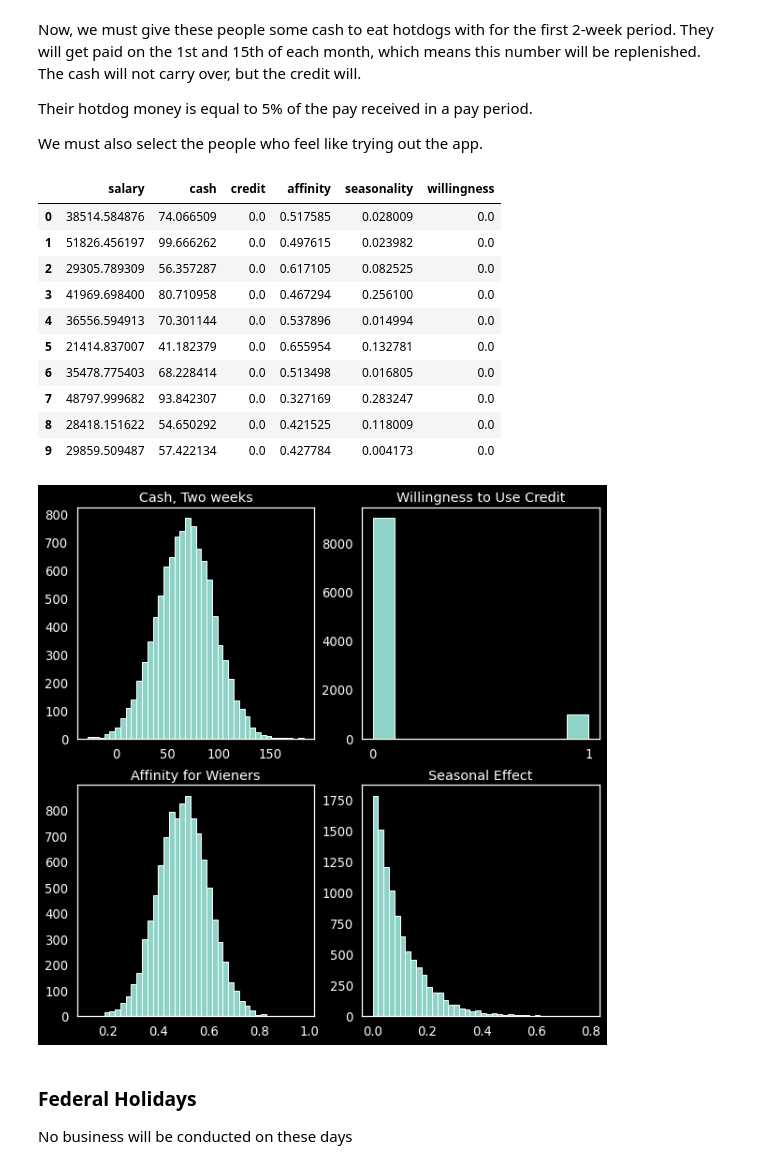
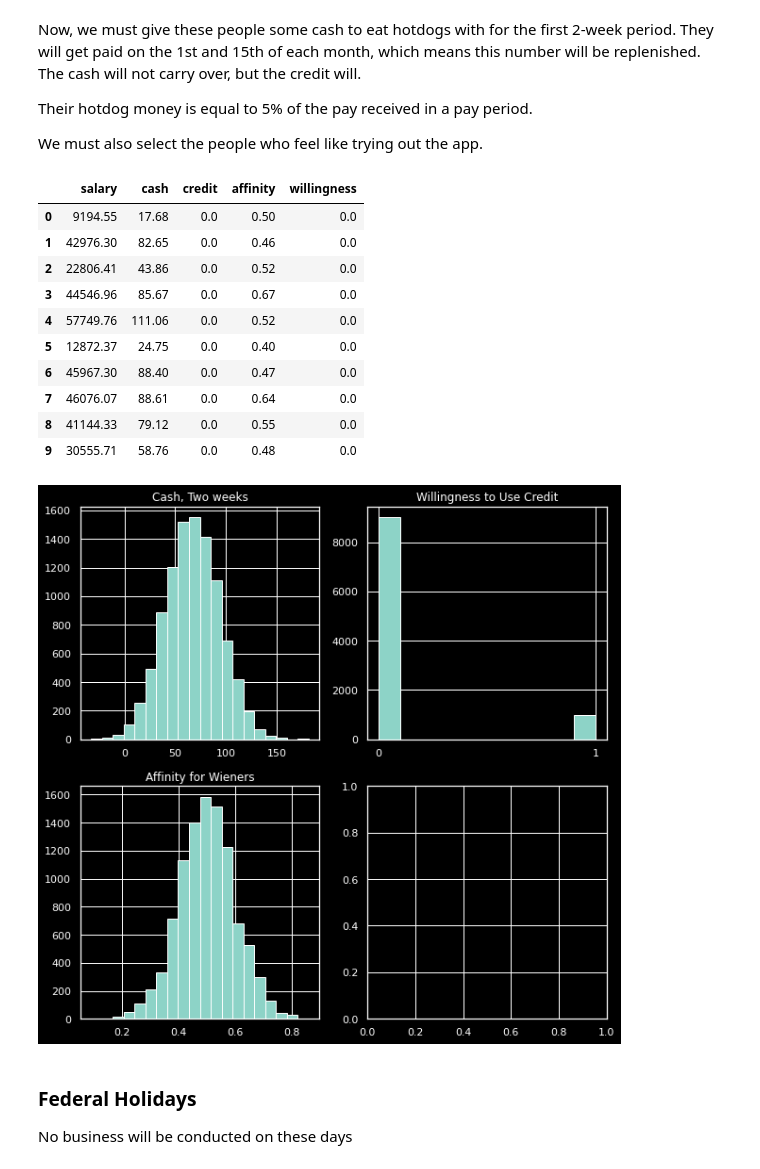
Before and after one commit to SamReeves/604, a Jupyter notebook: w7/project/simulation.ipynb, the cells around one changed output. Drawn from its saved outputs; the diff is of its cells as text; code cells hidden in the pictures.

```diff
--- a/w7/project/simulation.ipynb
+++ b/w7/project/simulation.ipynb
@@ -8,7 +8,9 @@ from modsim import *
 import pandas as pd
 from datetime import date, timedelta
 from scipy import stats
+import seaborn as sns
 
+sns.set()
 plt.style.use('dark_background')
 # %% [markdown]
 ### Generate 10k Customers
@@ -57,17 +50,14 @@ def generate_customer() -> tuple:
     # Affinity for the wieners normally distributed around 1/2
     affinity = np.random.normal(loc = 0.5, scale = 0.1)
 
-    # Seasonal willingness to go outside, exponential, lambda = 10
-    seasonality = np.random.exponential(scale=0.1)
-
     cash = 0
     credit = 0
     willingness = 0
 
-    return (salary, cash, credit, affinity, seasonality, willingness)
+    return (salary, cash, credit, affinity, willingness)
 
 customers = pd.DataFrame(columns=['salary', 'cash', 'credit',
-                                  'affinity', 'seasonality', 'willingness'])
+                                  'affinity', 'willingness'])
 
 for i in range(10000):
     customers.loc[i] = generate_customer()
@@ -79,39 +69,39 @@ Their hotdog money is equal to 5% of the pay received in a pay period.
 We must also select the people who feel like trying out the app.
 # %%
 customers.cash = 0.05 * customers.salary / 26
-willing = customers.sample(frac = 0.1)
-willing.willingness = 1
-customers.update(willing)
+users = customers.sample(frac = 0.1)
+users.willingness = 1
+customers.update(users)
+
+customers = customers.round(decimals=2)
 customers.head(10)
 # %% [output]
-|  | salary | cash | credit | affinity | seasonality | willingness |
-| 0 | 38514.584876 | 74.066509 | 0.0 | 0.517585 | 0.028009 | 0.0 |
-| 1 | 51826.456197 | 99.666262 | 0.0 | 0.497615 | 0.023982 | 0.0 |
-| 2 | 29305.789309 | 56.357287 | 0.0 | 0.617105 | 0.082525 | 0.0 |
-| 3 | 41969.698400 | 80.710958 | 0.0 | 0.467294 | 0.256100 | 0.0 |
-| 4 | 36556.594913 | 70.301144 | 0.0 | 0.537896 | 0.014994 | 0.0 |
-| 5 | 21414.837007 | 41.182379 | 0.0 | 0.655954 | 0.132781 | 0.0 |
-| 6 | 35478.775403 | 68.228414 | 0.0 | 0.513498 | 0.016805 | 0.0 |
-| 7 | 48797.999682 | 93.842307 | 0.0 | 0.327169 | 0.283247 | 0.0 |
-| 8 | 28418.151622 | 54.650292 | 0.0 | 0.421525 | 0.118009 | 0.0 |
-| 9 | 29859.509487 | 57.422134 | 0.0 | 0.427784 | 0.004173 | 0.0 |
+|  | salary | cash | credit | affinity | willingness |
+| 0 | 9194.55 | 17.68 | 0.0 | 0.50 | 0.0 |
+| 1 | 42976.30 | 82.65 | 0.0 | 0.46 | 0.0 |
+| 2 | 22806.41 | 43.86 | 0.0 | 0.52 | 0.0 |
+| 3 | 44546.96 | 85.67 | 0.0 | 0.67 | 0.0 |
+| 4 | 57749.76 | 111.06 | 0.0 | 0.52 | 0.0 |
+| 5 | 12872.37 | 24.75 | 0.0 | 0.40 | 0.0 |
+| 6 | 45967.30 | 88.40 | 0.0 | 0.47 | 0.0 |
+| 7 | 46076.07 | 88.61 | 0.0 | 0.64 | 0.0 |
+| 8 | 41144.33 | 79.12 | 0.0 | 0.55 | 0.0 |
+| 9 | 30555.71 | 58.76 | 0.0 | 0.48 | 0.0 |
 # %%
-fig, axis = plt.subplots(nrows=2, ncols=2, figsize=(10,10))
-axis[0,0].hist(customers.cash, bins=40)
-axis[0,0].set_title('Cash, Two weeks')
+fig, ax = plt.subplots(nrows=2, ncols=2, figsize=(10,10))
+ax[0,0].hist(customers.cash, bins=20)
+ax[0,0].set_title('Cash, Two weeks')
 
-axis[0,1].hist(customers.willingness, bins=10)
-axis[0,1].set_title('Willingness to Use Credit')
-axis[0,1].xaxis.set_ticks([0,1])
+ax[0,1].hist(customers.willingness, bins=10)
+ax[0,1].set_title('Willingness to Use Credit')
+ax[0,1].xaxis.set_ticks([0,1])
 
-axis[1,0].hist(customers.affinity, bins=40)
-axis[1,0].set_title('Affinity for Wieners')
+ax[1,0].hist(customers.affinity, bins=20)
+ax[1,0].set_title('Affinity for Wieners')
 
-axis[1,1].hist(customers.seasonality, bins=40)
-axis[1,1].set_title('Seasonal Effect')
 plt.show()
 # %% [output]
-[figure, old version]
+[figure, new version]
 # %% [markdown]
 ### Federal Holidays
 
```
Also changed, not shown: parts of 29 cells of this notebook.
